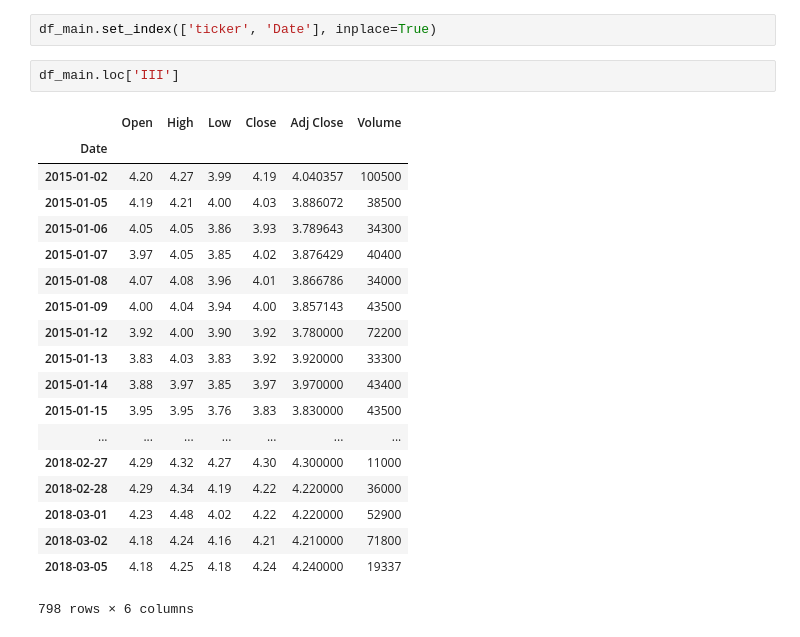
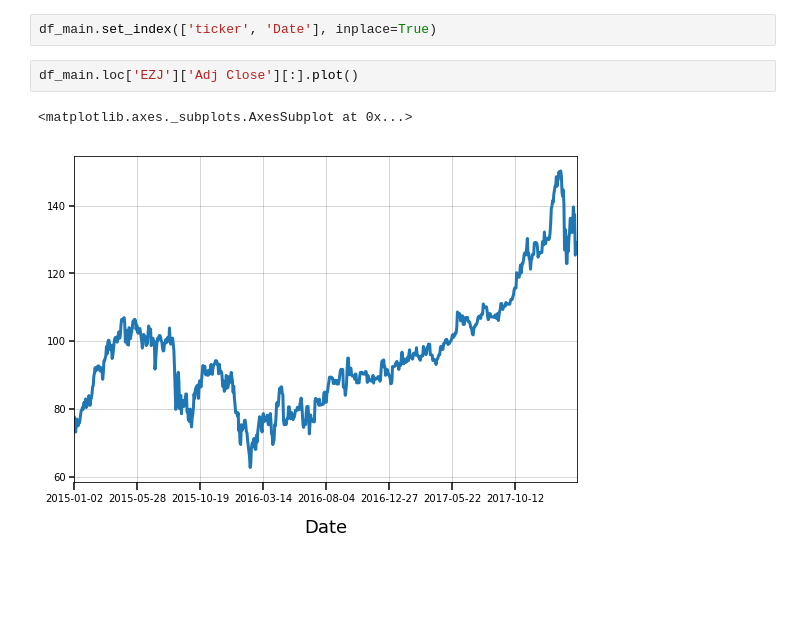
Before and after one commit to denglert/quant-sandbox, a Jupyter notebook: ftse100/ftse100_info.ipynb, the cells around one changed output. Saved outputs shown, nothing was run; the diff lists cells and outputs as text; blank space fills up the shorter version.

```diff
--- a/ftse100/ftse100_info.ipynb
+++ b/ftse100/ftse100_info.ipynb
@@ -58,24 +75,7 @@ df_main
 # %%
 df_main.set_index(['ticker', 'Date'], inplace=True)
-# %%
-df_main.loc['III']
-# %% [output]
-|  | Open | High | Low | Close | Adj Close | Volume |
-| Date |  |  |  |  |  |  |
-| 2015-01-02 | 4.20 | 4.27 | 3.99 | 4.19 | 4.040357 | 100500 |
-| 2015-01-05 | 4.19 | 4.21 | 4.00 | 4.03 | 3.886072 | 38500 |
-| 2015-01-06 | 4.05 | 4.05 | 3.86 | 3.93 | 3.789643 | 34300 |
-| 2015-01-07 | 3.97 | 4.05 | 3.85 | 4.02 | 3.876429 | 40400 |
-| 2015-01-08 | 4.07 | 4.08 | 3.96 | 4.01 | 3.866786 | 34000 |
-| 2015-01-09 | 4.00 | 4.04 | 3.94 | 4.00 | 3.857143 | 43500 |
-| 2015-01-12 | 3.92 | 4.00 | 3.90 | 3.92 | 3.780000 | 72200 |
-| 2015-01-13 | 3.83 | 4.03 | 3.83 | 3.92 | 3.920000 | 33300 |
-| 2015-01-14 | 3.88 | 3.97 | 3.85 | 3.97 | 3.970000 | 43400 |
-| 2015-01-15 | 3.95 | 3.95 | 3.76 | 3.83 | 3.830000 | 43500 |
-| ... | ... | ... | ... | ... | ... | ... |
-| 2018-02-27 | 4.29 | 4.32 | 4.27 | 4.30 | 4.300000 | 11000 |
-| 2018-02-28 | 4.29 | 4.34 | 4.19 | 4.22 | 4.220000 | 36000 |
-| 2018-03-01 | 4.23 | 4.48 | 4.02 | 4.22 | 4.220000 | 52900 |
-| 2018-03-02 | 4.18 | 4.24 | 4.16 | 4.21 | 4.210000 | 71800 |
-| 2018-03-05 | 4.18 | 4.25 | 4.18 | 4.24 | 4.240000 | 19337 |
-798 rows × 6 columns
+# %%
+df_main.loc['EZJ']['Adj Close'][:].plot()
+# %% [output]
+<matplotlib.axes._subplots.AxesSubplot at 0x...>
+[figure, added]
```
Also changed, not shown: parts of 4 cells of this notebook.
